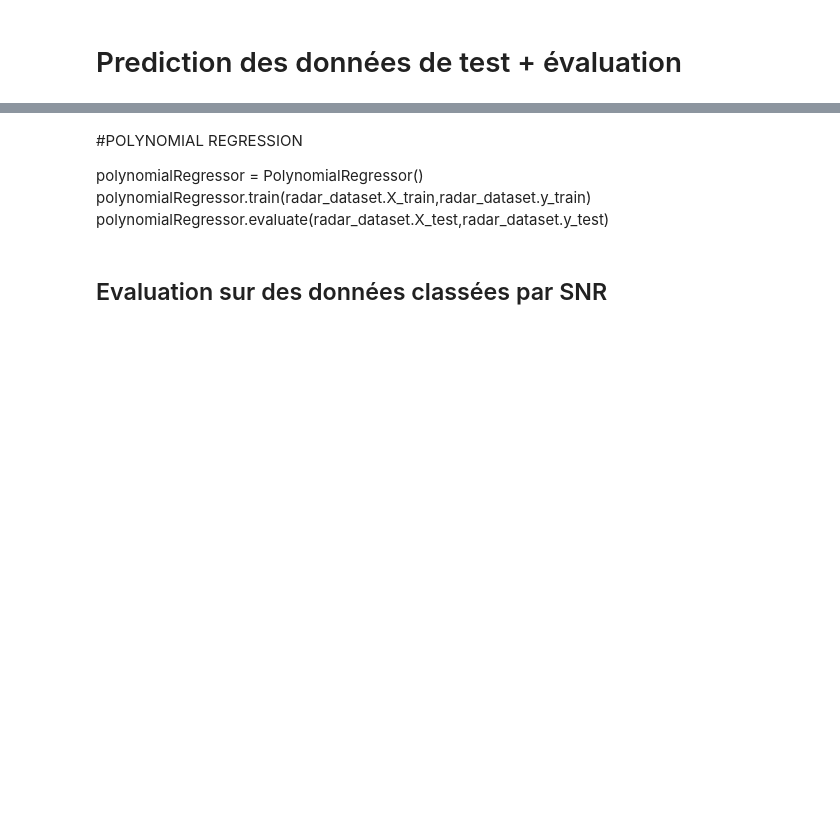
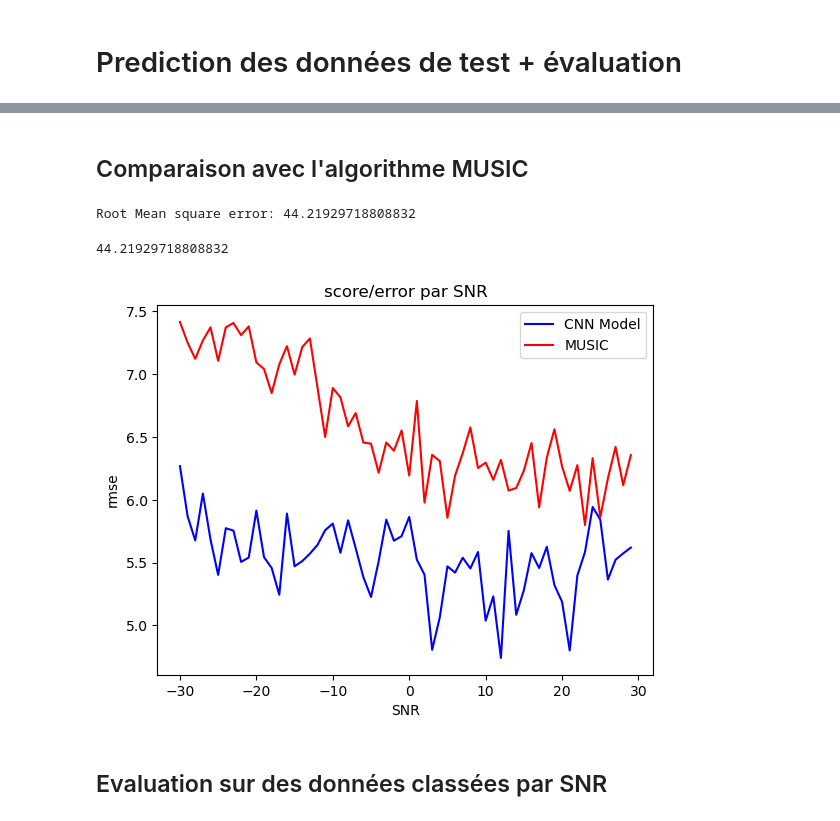
Before and after one commit to Littleyns/ProjetRadarIA, a Jupyter notebook: MainRadar.ipynb, the cells around one changed output, grey strips where cells are left out. Saved outputs shown, nothing was run; the diff lists cells and outputs as text; code cells hidden in the pictures; blank space fills up the shorter version.

```diff
--- a/MainRadar.ipynb
+++ b/MainRadar.ipynb
@@ -76,9 +74,24 @@ Accuracy 0.9052265399626676
-# %% [markdown]
-#POLYNOMIAL REGRESSION
-
-polynomialRegressor = PolynomialRegressor()
-polynomialRegressor.train(radar_dataset.X_train,radar_dataset.y_train)
-polynomialRegressor.evaluate(radar_dataset.X_test,radar_dataset.y_test)
+# %% [markdown]
+## Comparaison avec l'algorithme MUSIC
+# %%
+from Models.MUSIC import MUSICModel
+
+radar_dataset_rxx = RadarDataSet.RxxDataSet(data,labels,0.4, scaler=None,appended_snr=True)
+musicModel = MUSICModel(2, np.arange(-90,90,0.1))
+
+y_music_predicted_angles, y_music_predicted_multilabel = musicModel.predict(radar_dataset_rxx.X_test)
+# %%
+RMSEEvaluateur().evaluate(radar_dataset_rxx.y_test, y_music_predicted_multilabel) #take top 2 significant values
+# %% [output]
+Root Mean square error: 44.21929718808832
+44.21929718808832
+# %%
+from Evaluation.plots import MusicVsModelBySNR
+
+musicVsModelBySNRPlotter = MusicVsModelBySNR()
+musicVsModelBySNRPlotter.evaluate(radar_dataset_rxx.snr_y_test,y_music_predicted_multilabel,radar_dataset_rxx.y_test,y_test_pred_binary, errorFunc="rmse")
+# %% [output]
+[figure, added]
 # %% [markdown]
 ## Evaluation sur des données classées par SNR
 # %%
```
Also changed, not shown: parts of 19 cells of this notebook, 23 other files.
